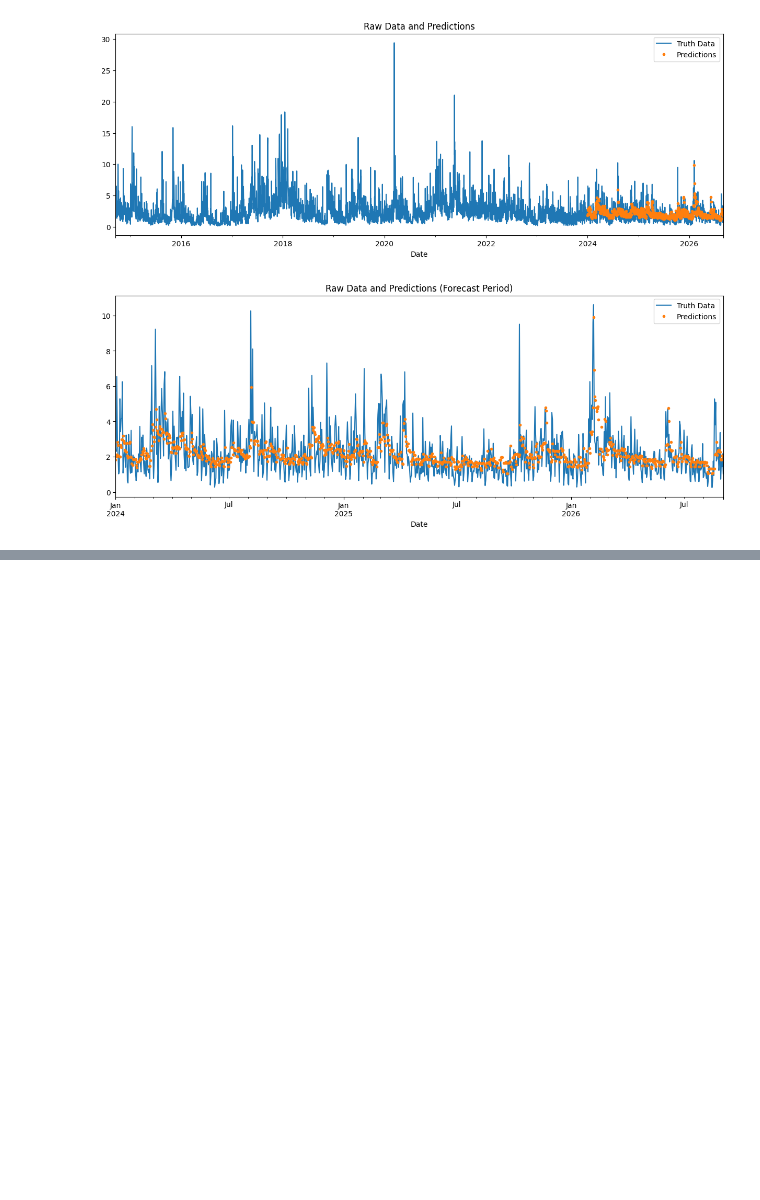
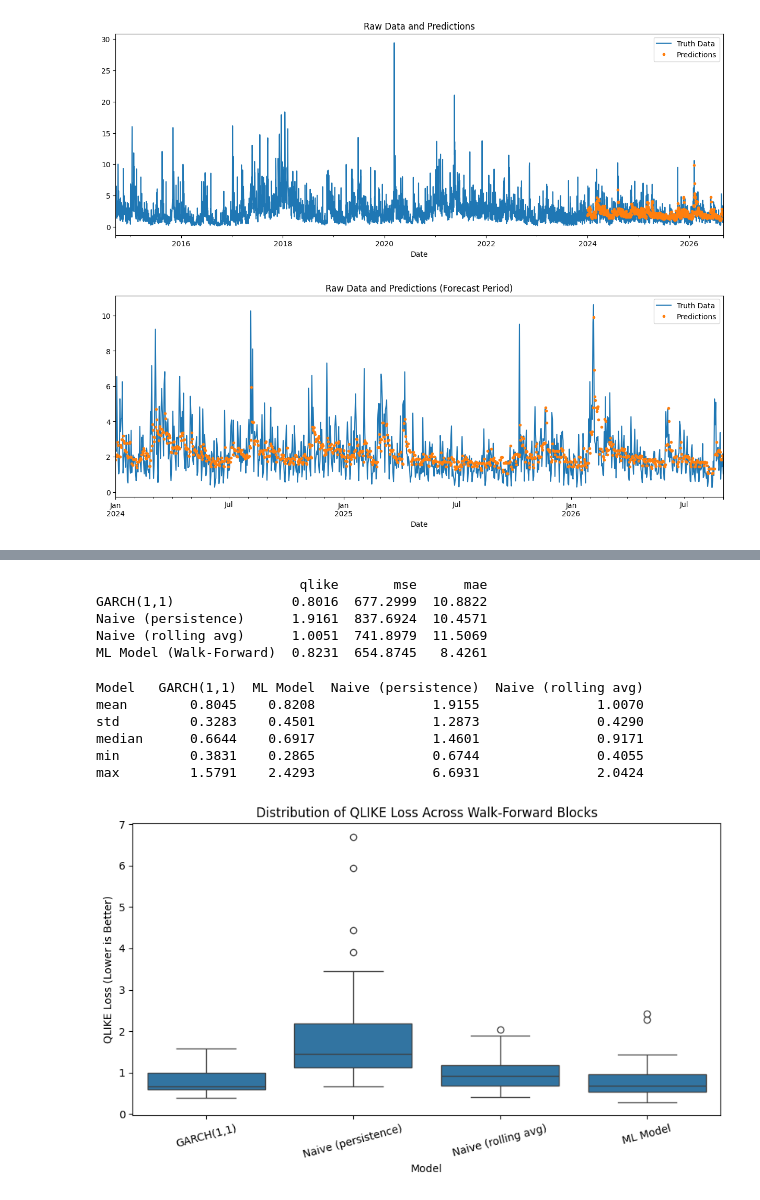
Before and after one commit to joshyspittle/Machine-Learning-Volatility, a Jupyter notebook: volatility_forecast.ipynb, the cells around one changed output, grey strips where cells are left out. Drawn from its saved outputs; the diff is of its cells as text; code cells hidden in the pictures; blank space fills up the shorter version.

```diff
--- a/volatility_forecast.ipynb
+++ b/volatility_forecast.ipynb
@@ -157,0 +181,2 @@ ml.plot_predictions_vs_realised(model_forecast, features)
+# %%
+results_per_block, results_combined, forecasts = ml.run_walk_forward_comparison(asset_ohlcv)
@@ -157,0 +201,45 @@ ml.plot_predictions_vs_realised(model_forecast, features)
+# %%
+df = pd.DataFrame(results_combined).T.round(4)
+print(df)
+# %% [output]
+                          qlike       mse      mae
+GARCH(1,1)               0.8016  677.2999  10.8822
+Naive (persistence)      1.9161  837.6924  10.4571
+Naive (rolling avg)      1.0051  741.8979  11.5069
+ML Model (Walk-Forward)  0.8231  654.8745   8.4261
+# %%
+rows = []
+for block, models in results_per_block.items():
+    for model, metrics in models.items():
+        row = {'Block': block, 'Model': model}
+        row.update(metrics)
+        rows.append(row)
+
+df = pd.DataFrame(rows)
+
+# 2. Group by Model and calculate your specific summary statistics
+summary_stats = df.groupby('Model')[['qlike', 'mse', 'mae']].agg(['mean', 'std', 'median', 'min', 'max'])
+
+# 3. Round the numbers for a clean look
+summary_stats = summary_stats.round(4)
+
+print(summary_stats['qlike'].T)
+
+# If you have the raw per-block DataFrame 'df_clean'
+import seaborn as sns
+import matplotlib.pyplot as plt
+
+plt.figure(figsize=(10, 5))
+sns.boxplot(data=df.reset_index(), x='Model', y='qlike')
+plt.title('Distribution of QLIKE Loss Across Walk-Forward Blocks')
+plt.ylabel('QLIKE Loss (Lower is Better)')
+plt.xticks(rotation=15)
+plt.show()
+# %% [output]
+Model   GARCH(1,1)  ML Model  Naive (persistence)  Naive (rolling avg)
+mean        0.8045    0.8208               1.9155               1.0070
+std         0.3283    0.4501               1.2873               0.4290
+median      0.6644    0.6917               1.4601               0.9171
+min         0.3831    0.2865               0.6744               0.4055
+max         1.5791    2.4293               6.6931               2.0424
+[figure, added]
```
Also changed, not shown: parts of 5 cells of this notebook, 1 other file.
